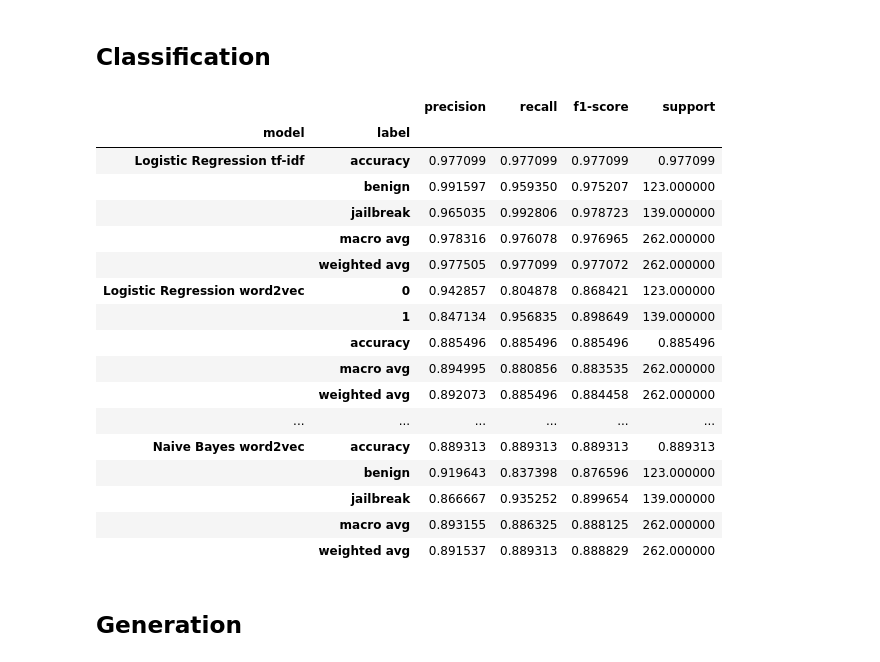
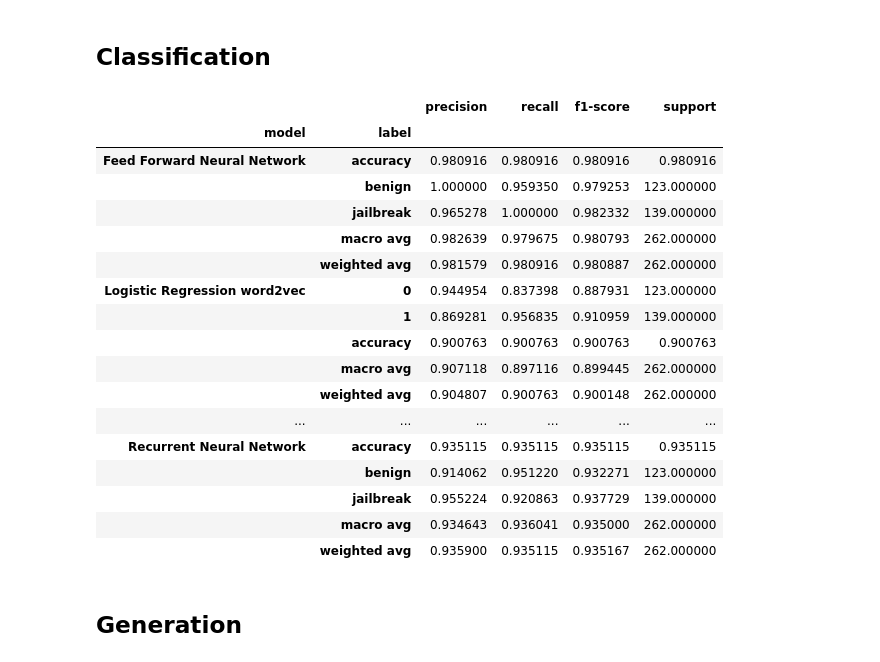
Before and after one commit to PERCY-1417/jailbreak-nlp, a Jupyter notebook: NLP.ipynb, the cells around one changed output. Drawn from its saved outputs; the diff is of its cells as text; code cells hidden in the pictures.

```diff
--- a/NLP.ipynb
+++ b/NLP.ipynb
@@ -316,5 +324,5 @@ joblib.dump(pipeline, os.path.join("exported_models", "naive_bayes_tfidf.joblib"
 
 # Make predictions and evaluate
 y_pred = pipeline.predict(X_test)
-Naive_Bayes_TF_IDF_Classification_Report = classification_report(y_test, y_pred)
+Naive_Bayes_TF_IDF_Classification_Report = classification_report(y_test, y_pred, output_dict=True)
 print(classification_report(y_test, y_pred))
@@ -356,6 +373,6 @@ joblib.dump(word2vec_model, os.path.join("exported_models", "word2vec_model.jobl
 y_pred_w2v = clf.predict(X_test_vectors)
 
 # Print classification report
-Naive_Bayes_Word2Vec_Classification_Report = classification_report(y_test, y_pred_w2v)
+Naive_Bayes_Word2Vec_Classification_Report = classification_report(y_test, y_pred_w2v, output_dict=True)
 print("Word2Vec + Naive Bayes Classification Report:")
 print(classification_report(y_test, y_pred_w2v))
@@ -403,6 +430,6 @@ y_pred_probs = model.predict(X_test_tfidf)
 y_pred = np.argmax(y_pred_probs, axis=1)
 
 # Print classification report
-Logistic_Regression_TF_IDF_Classification_Report = classification_report(y_test_encoded, y_pred, target_names=label_encoder.classes_)
+Feed_Forward_Neural_Network_Classification_Report = classification_report(y_test_encoded, y_pred, target_names=label_encoder.classes_, output_dict=True)
 print("Neural Network with tf-idf Classification Report:")
 print(classification_report(y_test_encoded, y_pred, target_names=label_encoder.classes_))
@@ -434,6 +551,6 @@ clf.fit(X_train_w2v, y_train_encoded)
 
 # Predict and evaluate
 y_pred = clf.predict(X_test_w2v)
-Logistic_Regression_Word2Vec_Classification_Report = classification_report(y_test_encoded, y_pred)
+Logistic_Regression_Word2Vec_Classification_Report = classification_report(y_test_encoded, y_pred, output_dict=True)
 print("Logistic Regression with Word2Vec Classification Report:")
 print(classification_report(y_test_encoded, y_pred))
@@ -1203,43 +1329,44 @@ transformer_generation_f1 = F1_trans.mean()
 # %%
 Classification_Reports = [
     Naive_Bayes_TF_IDF_Classification_Report,
     Naive_Bayes_Word2Vec_Classification_Report,
-    Logistic_Regression_TF_IDF_Classification_Report,
+    Feed_Forward_Neural_Network_Classification_Report,
+    Recurrent_Neural_Network_Classification_Report,
     Logistic_Regression_Word2Vec_Classification_Report
 ]
 
 frames = []
-model_names = ['Naive Bayes tf-idf', 'Naive Bayes word2vec', 'Logistic Regression tf-idf', 'Logistic Regression word2vec']
+model_names = ['Naive Bayes tf-idf', 'Naive Bayes word2vec', 'Feed Forward Neural Network', 'Recurrent Neural Network', 'Logistic Regression word2vec']
 
 for i, report in enumerate(Classification_Reports):
-    df = pd.DataFrame(report).transpose()
-    df['model'] = model_names[i]
-    frames.append(df.reset_index())
+    classification_report_df = pd.DataFrame(report).transpose()
+    classification_report_df['model'] = model_names[i]
+    frames.append(classification_report_df.reset_index())
 
 combined_df = pd.concat(frames, ignore_index=True)
 combined_df = combined_df.rename(columns={'index': 'label'})
 combined_df = combined_df.set_index(['model', 'label'])
 combined_df = combined_df.sort_index()
 combined_df
 # %% [output]
 |  |  | precision | recall | f1-score | support |
 | model | label |  |  |  |  |
-| Logistic Regression tf-idf | accuracy | 0.977099 | 0.977099 | 0.977099 | 0.977099 |
-|  | benign | 0.991597 | 0.959350 | 0.975207 | 123.000000 |
-|  | jailbreak | 0.965035 | 0.992806 | 0.978723 | 139.000000 |
-|  | macro avg | 0.978316 | 0.976078 | 0.976965 | 262.000000 |
-|  | weighted avg | 0.977505 | 0.977099 | 0.977072 | 262.000000 |
-| Logistic Regression word2vec | 0 | 0.942857 | 0.804878 | 0.868421 | 123.000000 |
-|  | 1 | 0.847134 | 0.956835 | 0.898649 | 139.000000 |
-|  | accuracy | 0.885496 | 0.885496 | 0.885496 | 0.885496 |
-|  | macro avg | 0.894995 | 0.880856 | 0.883535 | 262.000000 |
-|  | weighted avg | 0.892073 | 0.885496 | 0.884458 | 262.000000 |
+| Feed Forward Neural Network | accuracy | 0.980916 | 0.980916 | 0.980916 | 0.980916 |
+|  | benign | 1.000000 | 0.959350 | 0.979253 | 123.000000 |
+|  | jailbreak | 0.965278 | 1.000000 | 0.982332 | 139.000000 |
+|  | macro avg | 0.982639 | 0.979675 | 0.980793 | 262.000000 |
+|  | weighted avg | 0.981579 | 0.980916 | 0.980887 | 262.000000 |
+| Logistic Regression word2vec | 0 | 0.944954 | 0.837398 | 0.887931 | 123.000000 |
+|  | 1 | 0.869281 | 0.956835 | 0.910959 | 139.000000 |
+|  | accuracy | 0.900763 | 0.900763 | 0.900763 | 0.900763 |
+|  | macro avg | 0.907118 | 0.897116 | 0.899445 | 262.000000 |
+|  | weighted avg | 0.904807 | 0.900763 | 0.900148 | 262.000000 |
 | ... | ... | ... | ... | ... | ... |
-| Naive Bayes word2vec | accuracy | 0.889313 | 0.889313 | 0.889313 | 0.889313 |
-|  | benign | 0.919643 | 0.837398 | 0.876596 | 123.000000 |
-|  | jailbreak | 0.866667 | 0.935252 | 0.899654 | 139.000000 |
-|  | macro avg | 0.893155 | 0.886325 | 0.888125 | 262.000000 |
-|  | weighted avg | 0.891537 | 0.889313 | 0.888829 | 262.000000 |
+| Recurrent Neural Network | accuracy | 0.935115 | 0.935115 | 0.935115 | 0.935115 |
+|  | benign | 0.914062 | 0.951220 | 0.932271 | 123.000000 |
+|  | jailbreak | 0.955224 | 0.920863 | 0.937729 | 139.000000 |
+|  | macro avg | 0.934643 | 0.936041 | 0.935000 | 262.000000 |
+|  | weighted avg | 0.935900 | 0.935115 | 0.935167 | 262.000000 |
 # %% [markdown]
 ## Generation
 # %%
```
Also changed, not shown: parts of 15 cells of this notebook, 1 other file.
